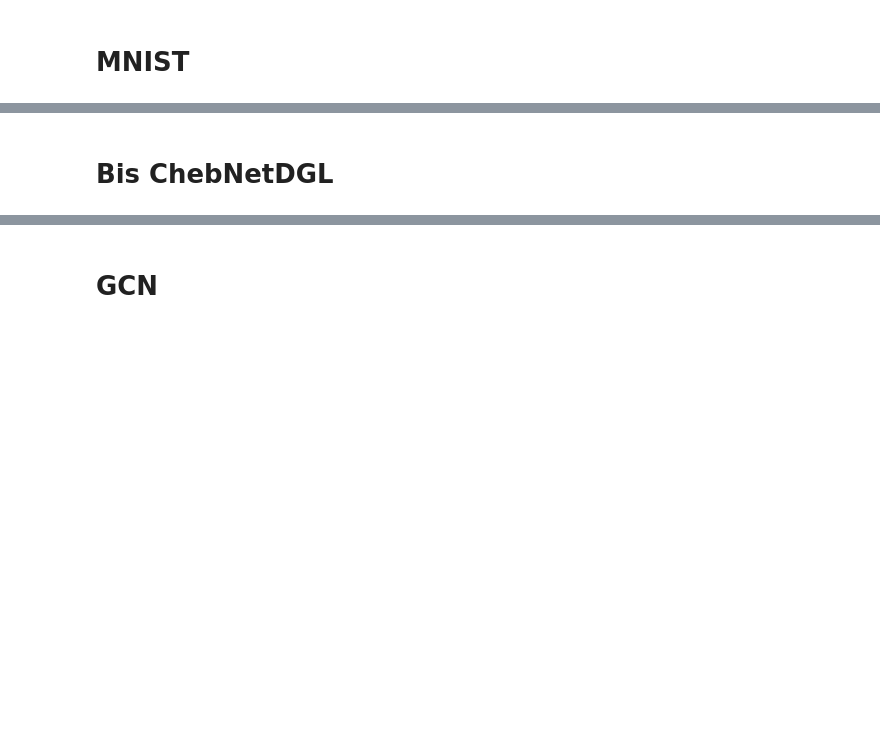
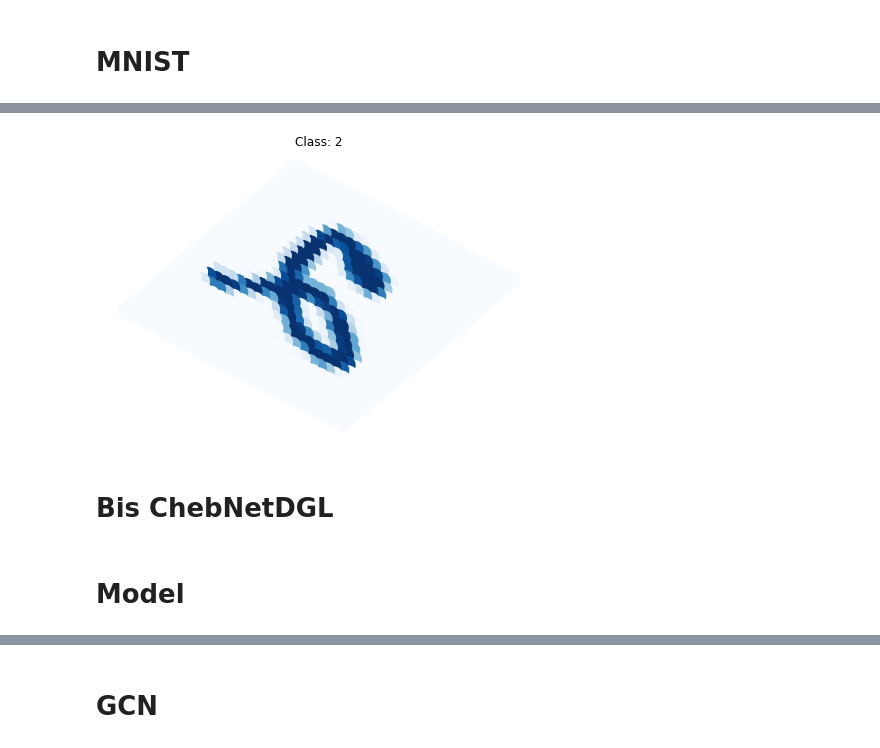
Before and after one commit to Axeln78/SpectralDGL, a Jupyter notebook: Chebnet on MNIST/ChebGCNs.ipynb, the cells around one changed output, grey strips where cells are left out. Cells and saved outputs as stored; diff of their text form; code cells hidden in the pictures; blank space fills up the shorter version.

Commit message:
Functional first pipe

```diff
--- a/Chebnet on MNIST/ChebGCNs.ipynb
+++ b/Chebnet on MNIST/ChebGCNs.ipynb
@@ -121,6 +119,9 @@ trainset = MNISTDataset(train_data,train_labels)
 testset = MNISTDataset(test_data,test_labels)
 # %%
 def showGraph(graph, label):
+    '''
+    Function to visualise the signal of the handwritten digits over a lattice graph
+    '''
     # Since the actual graph is undirected, we convert it
     nx_G = graph.to_networkx().to_undirected()
 
@@ -137,3 +134,7 @@ def showGraph(graph, label):
+# %%
+showGraph(*trainset[random.randrange(10)])
+# %% [output]
+[figure, added]
 # %% [markdown]
 # Bis ChebNetDGL
 # %%
@@ -169,0 +344,2 @@ def rescale_L(L, lmax=2):
+# %% [markdown]
+# Model
```
Also changed, not shown: parts of 32 cells of this notebook.
